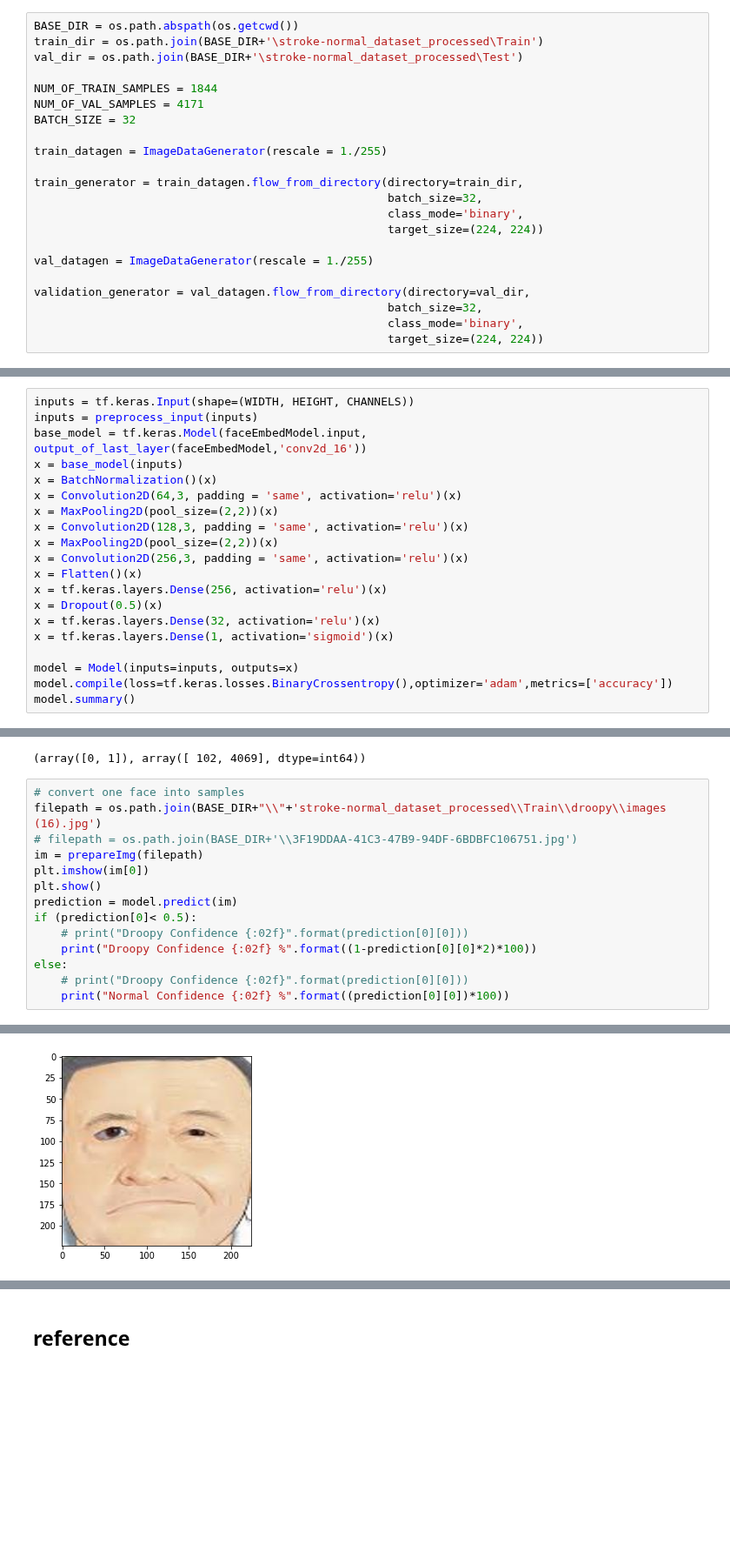
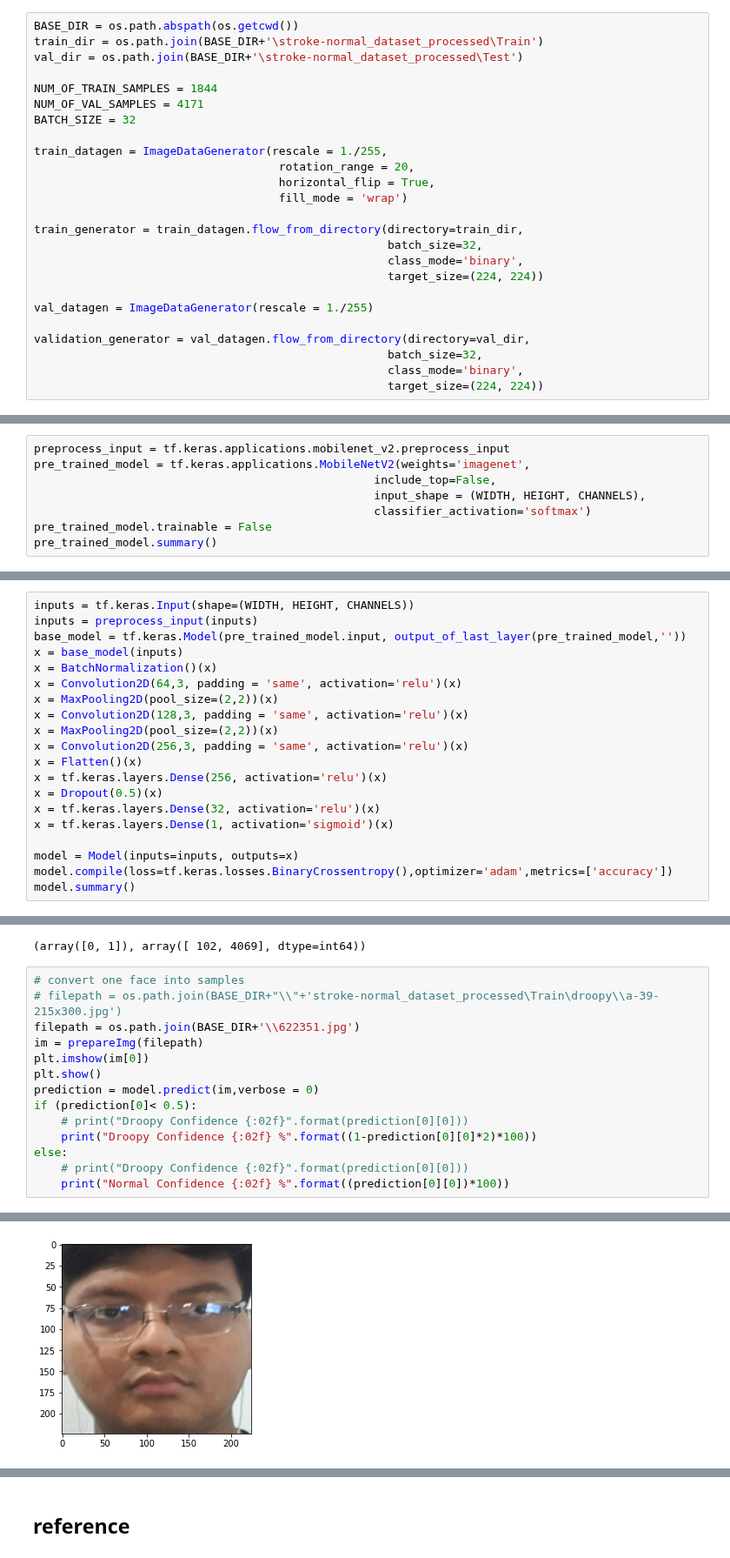
Before and after one commit to andre002wp/Face-Drooping-detection, a Jupyter notebook: main.ipynb, the cells around one changed output, grey strips where cells are left out. Shown at 87% size. Drawn from its saved outputs; the diff is of its cells as text; blank space fills up the shorter version.

Commit message:
change model

```diff
--- a/main.ipynb
+++ b/main.ipynb
@@ -18,7 +18,10 @@ NUM_OF_TRAIN_SAMPLES = 1844
 NUM_OF_VAL_SAMPLES = 4171
 BATCH_SIZE = 32
 
-train_datagen = ImageDataGenerator(rescale = 1./255)
+train_datagen = ImageDataGenerator(rescale = 1./255,
+                                    rotation_range = 20,
+                                    horizontal_flip = True,
+                                    fill_mode = 'wrap')
 
 train_generator = train_datagen.flow_from_directory(directory=train_dir,
                                                     batch_size=32,
@@ -196,0 +136,8 @@ _________________________________________________________________
+# %%
+preprocess_input = tf.keras.applications.mobilenet_v2.preprocess_input
+pre_trained_model = tf.keras.applications.MobileNetV2(weights='imagenet',
+                                                  include_top=False,
+                                                  input_shape = (WIDTH, HEIGHT, CHANNELS),
+                                                  classifier_activation='softmax')
+pre_trained_model.trainable = False
+pre_trained_model.summary()
@@ -207,7 +172,7 @@ def output_of_last_layer(model,layer_name):
 # %%
 inputs = tf.keras.Input(shape=(WIDTH, HEIGHT, CHANNELS))
 inputs = preprocess_input(inputs)
-base_model = tf.keras.Model(faceEmbedModel.input, output_of_last_layer(faceEmbedModel,'conv2d_16'))
+base_model = tf.keras.Model(pre_trained_model.input, output_of_last_layer(pre_trained_model,''))
 x = base_model(inputs)
 x = BatchNormalization()(x)
 x = Convolution2D(64,3, padding = 'same', activation='relu')(x)
@@ -401,12 +342,12 @@ np.unique(validation_generator.labels, return_counts=True)
 (array([0, 1]), array([ 102, 4069], dtype=int64))
 # %%
 # convert one face into samples
-filepath = os.path.join(BASE_DIR+"\\"+'stroke-normal_dataset_processed\\Train\\droopy\\images (16).jpg')
-# filepath = os.path.join(BASE_DIR+'\\3F19DDAA-41C3-47B9-94DF-6BDBFC106751.jpg')
+# filepath = os.path.join(BASE_DIR+"\\"+'stroke-normal_dataset_processed\Train\droopy\\a-39-215x300.jpg')
+filepath = os.path.join(BASE_DIR+'\\622351.jpg')
 im = prepareImg(filepath)
 plt.imshow(im[0])
 plt.show()
-prediction = model.predict(im)
+prediction = model.predict(im,verbose = 0)
 if (prediction[0]< 0.5):
     # print("Droopy Confidence {:02f}".format(prediction[0][0]))
     print("Droopy Confidence {:02f} %".format((1-prediction[0][0]*2)*100))
@@ -427 +372 @@ else:
-[figure, old version]
+[figure, new version]
```
Also changed, not shown: parts of 15 cells of this notebook, 2 other files.
